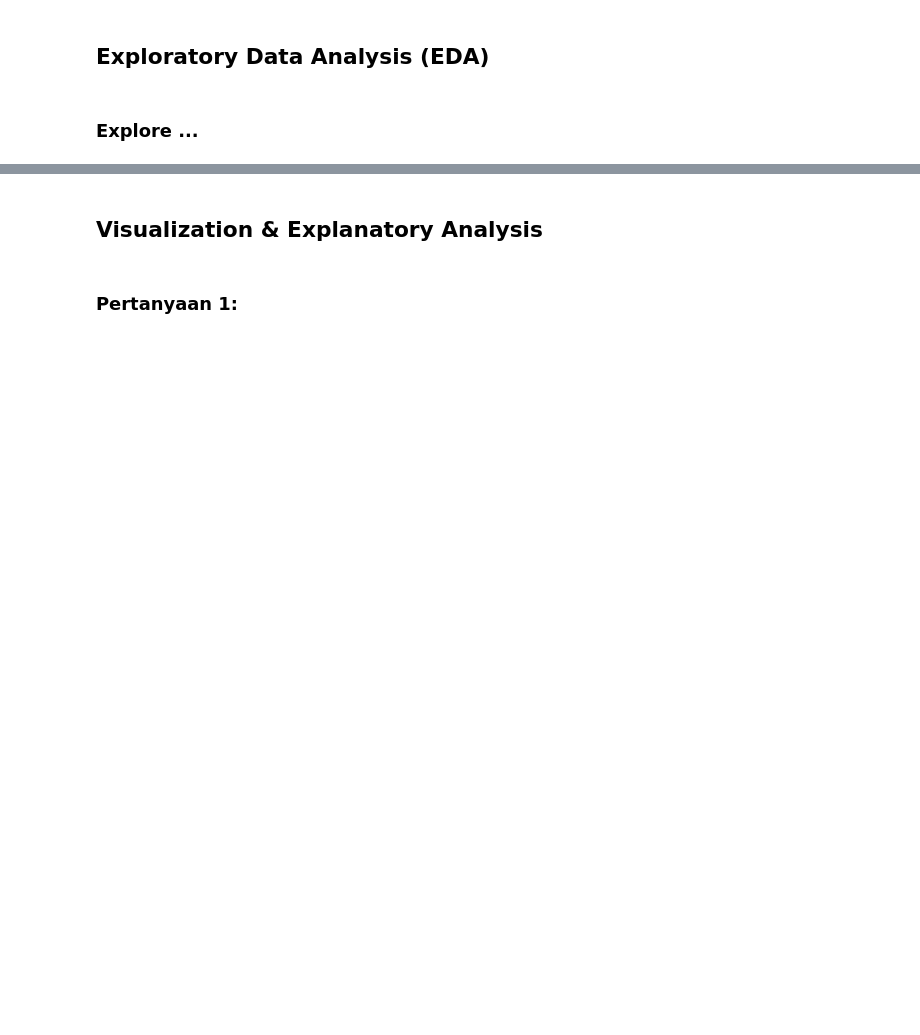
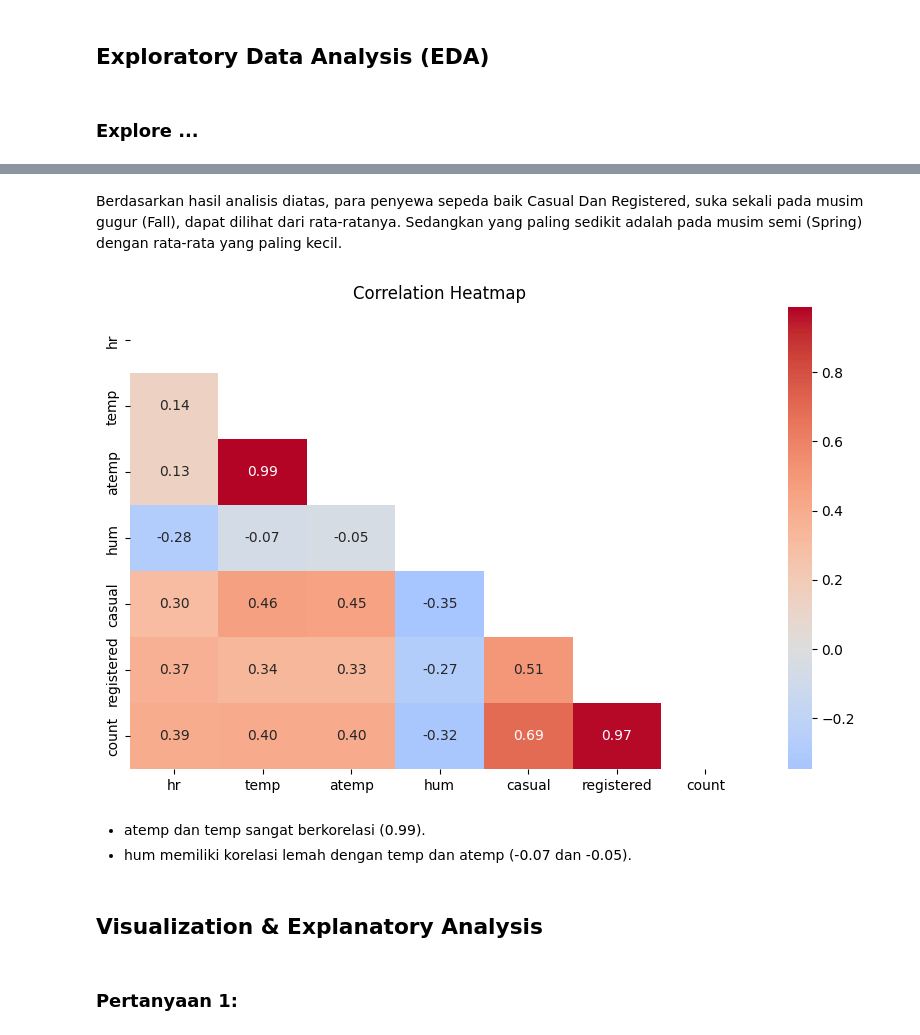
Before and after one commit to Ahmadbahar911/Analisis-Data, a Jupyter notebook: notebook.ipynb, the cells around one changed output, grey strips where cells are left out. Saved outputs shown, nothing was run; the diff lists cells and outputs as text; code cells hidden in the pictures; blank space fills up the shorter version.

```diff
--- a/notebook.ipynb
+++ b/notebook.ipynb
@@ -204,0 +207,11 @@ df_cleaned.loc[:, 'dteday'] = pd.to_datetime(df_cleaned['dteday'])
+# %%
+# Mengubah nama judul kolom
+df_hour.rename(columns={
+    'dteday': 'dateday',
+    'yr': 'year',
+    'mnth': 'month',
+    'weathersit': 'weather_cond',
+    'cnt': 'count'
+}, inplace=True)
+
+df_hour.head()
@@ -233,3 +342,26 @@ df_cleaned.describe()
+# %% [markdown]
+Berdasarkan hasil analisis diatas, para penyewa sepeda baik Casual Dan Registered, suka sekali pada musim gugur (Fall), dapat dilihat dari rata-ratanya. Sedangkan yang paling sedikit adalah pada musim semi (Spring) dengan rata-rata yang paling kecil.
+# %%
+#Hubungan antara penyewa casual, registered, dan count
+
+fig, ax = plt.subplots(figsize=(10,6))
+correlation_matrix = df_hour.corr(numeric_only=True)
+mask = np.triu(np.ones_like(correlation_matrix, dtype=bool))
+
+sns.heatmap(
+    correlation_matrix,
+    annot=True,
+    mask=mask,
+    cmap="coolwarm",
+    center=0,
+    fmt=".2f")
+plt.title("Correlation Heatmap")
+plt.show()
+# %% [output]
+[figure, added]
+# %% [markdown]
+- atemp dan temp sangat berkorelasi (0.99).
+- hum memiliki korelasi lemah dengan temp dan atemp (-0.07 dan -0.05).
 # %% [markdown]
 ## Visualization & Explanatory Analysis
 # %% [markdown]
```
Also changed, not shown: parts of 31 cells of this notebook, 7 other files.
